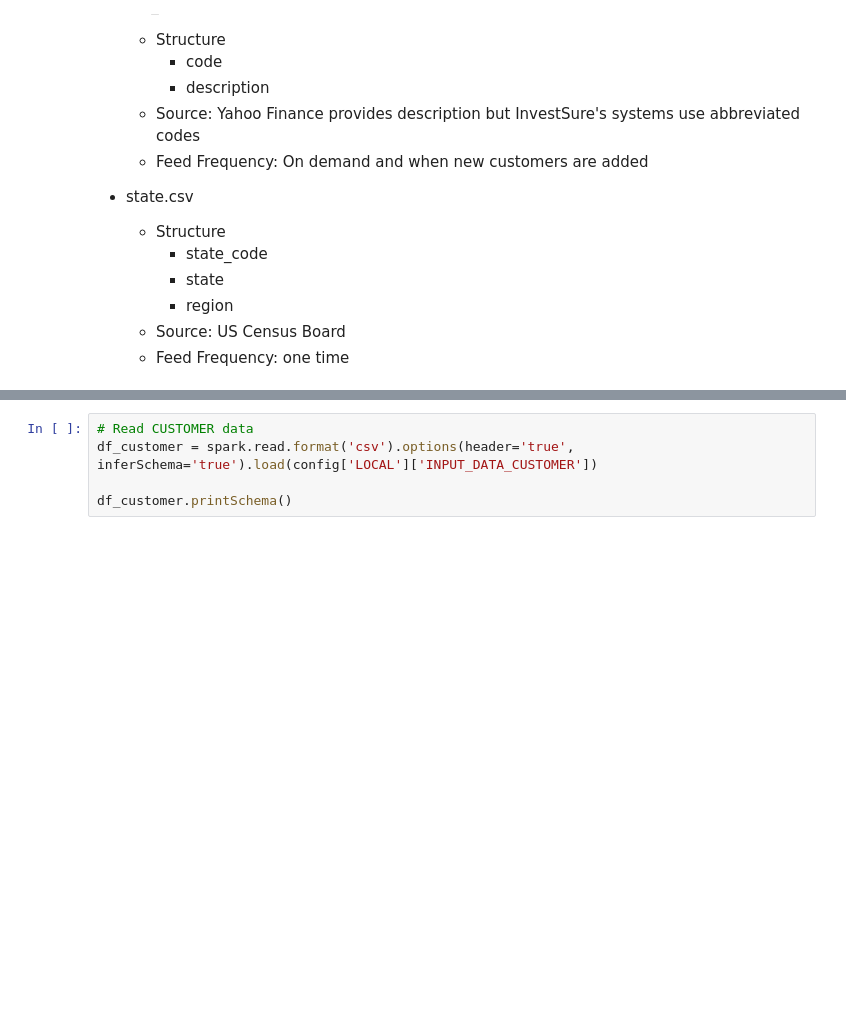
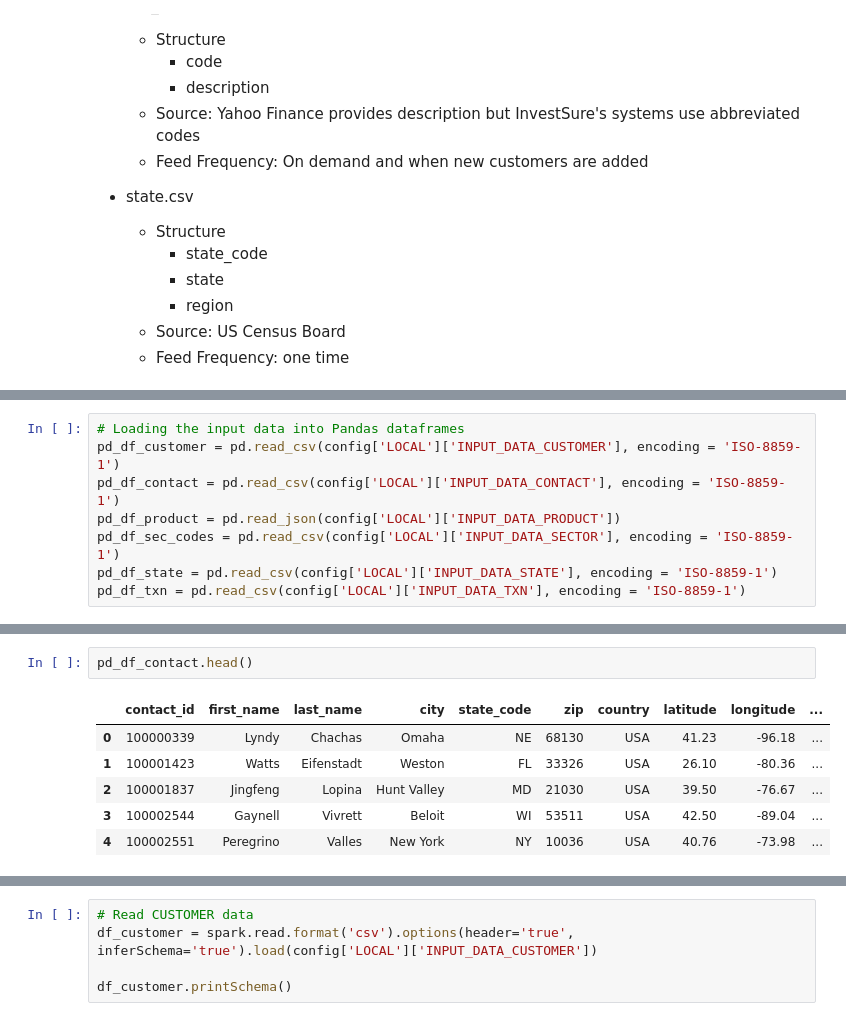
Before and after one commit to bthodla/bt_dend_capstone_project, a Jupyter notebook: Capstone Project Template.ipynb, the cells around one changed output, grey strips where cells are left out. Drawn from its saved outputs; the diff is of its cells as text; blank space fills up the shorter version.

Commit message:
Completed up to Data Pipeline step

```diff
--- a/Capstone Project Template.ipynb
+++ b/Capstone Project Template.ipynb
@@ -111,0 +114,8 @@ In this section, I will describe the data including its source.
+# %%
+# Loading the input data into Pandas dataframes
+pd_df_customer = pd.read_csv(config['LOCAL']['INPUT_DATA_CUSTOMER'], encoding = 'ISO-8859-1')
+pd_df_contact = pd.read_csv(config['LOCAL']['INPUT_DATA_CONTACT'], encoding = 'ISO-8859-1')
+pd_df_product = pd.read_json(config['LOCAL']['INPUT_DATA_PRODUCT'])
+pd_df_sec_codes = pd.read_csv(config['LOCAL']['INPUT_DATA_SECTOR'], encoding = 'ISO-8859-1')
+pd_df_state = pd.read_csv(config['LOCAL']['INPUT_DATA_STATE'], encoding = 'ISO-8859-1')
+pd_df_txn = pd.read_csv(config['LOCAL']['INPUT_DATA_TXN'], encoding = 'ISO-8859-1')
@@ -111,0 +132,9 @@ In this section, I will describe the data including its source.
+# %%
+pd_df_contact.head()
+# %% [output]
+|  | contact_id | first_name | last_name | city | state_code | zip | country | latitude | longitude | ... |
+| 0 | 100000339 | Lyndy | Chachas | Omaha | NE | 68130 | USA | 41.23 | -96.18 | ... |
+| 1 | 100001423 | Watts | Eifenstadt | Weston | FL | 33326 | USA | 26.10 | -80.36 | ... |
+| 2 | 100001837 | Jingfeng | Lopina | Hunt Valley | MD | 21030 | USA | 39.50 | -76.67 | ... |
+| 3 | 100002544 | Gaynell | Vivrett | Beloit | WI | 53511 | USA | 42.50 | -89.04 | ... |
+| 4 | 100002551 | Peregrino | Valles | New York | NY | 10036 | USA | 40.76 | -73.98 | ... |
```
Also changed, not shown: parts of 29 cells of this notebook, 3 other files.
